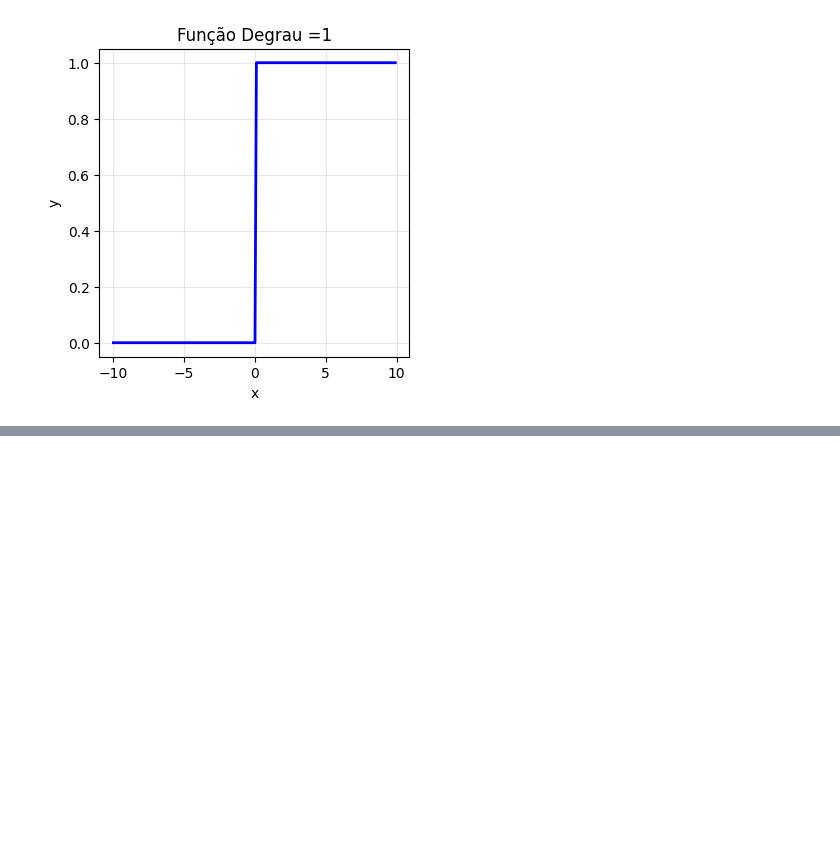
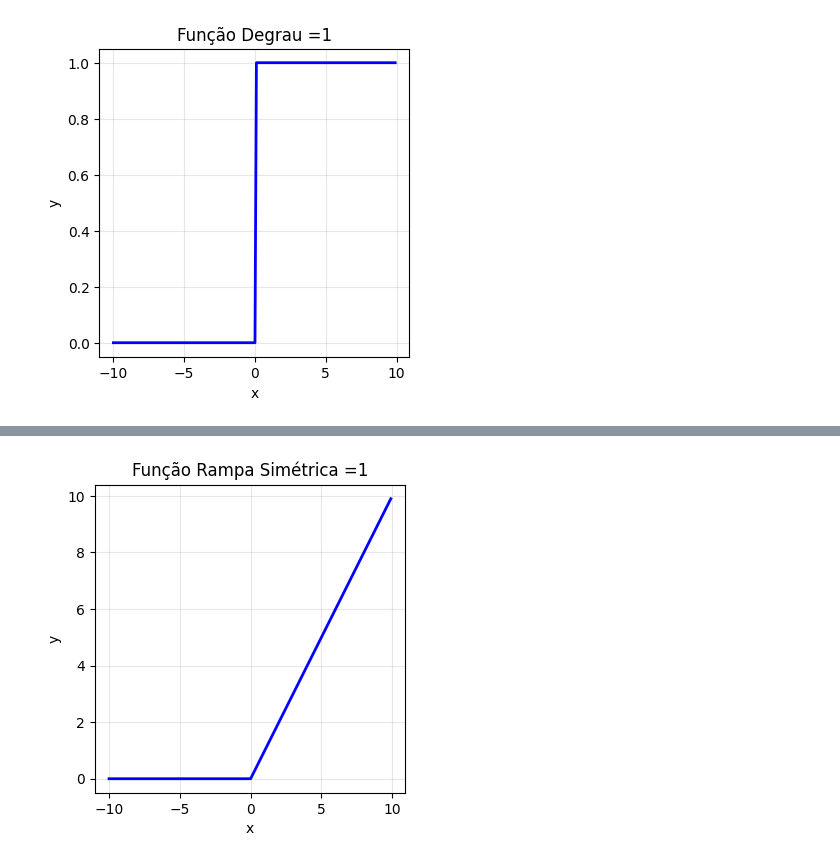
Before and after one commit to SilveiraGustavo/T-picos-Especiais-em-Intelig-ncia-Artificial, a Jupyter notebook: neuron/Neuron.ipynb, the cells around one changed output, grey strips where cells are left out. Drawn from its saved outputs; the diff is of its cells as text; code cells hidden in the pictures; blank space fills up the shorter version.

```diff
--- a/neuron/Neuron.ipynb
+++ b/neuron/Neuron.ipynb
@@ -124,0 +138,12 @@ plot_graph(x_val, Y_val, 'Função Degrau =' + str(beta))
+# %%
+# Função Rampa Simétrica
+def rampa_simetrica(x,beta):
+    return np.where(x >= 0, x, 0)
+# %%
+x_val = np.arange(-10,10,0.1)
+beta = 1
+
+y_val = rampa_simetrica(x_val,beta)
+plot_graph(x_val, y_val, "Função Rampa Simétrica =" + str(beta))
+# %% [output]
+[figure, added]
```
Also changed, not shown: parts of 12 cells of this notebook.
